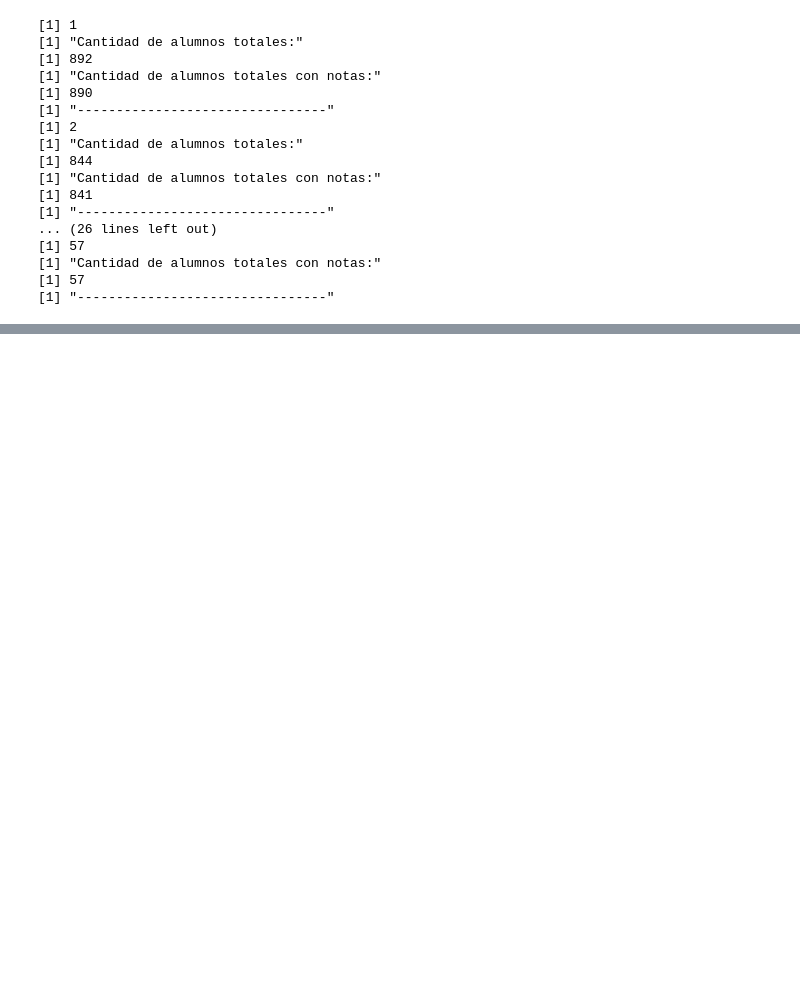
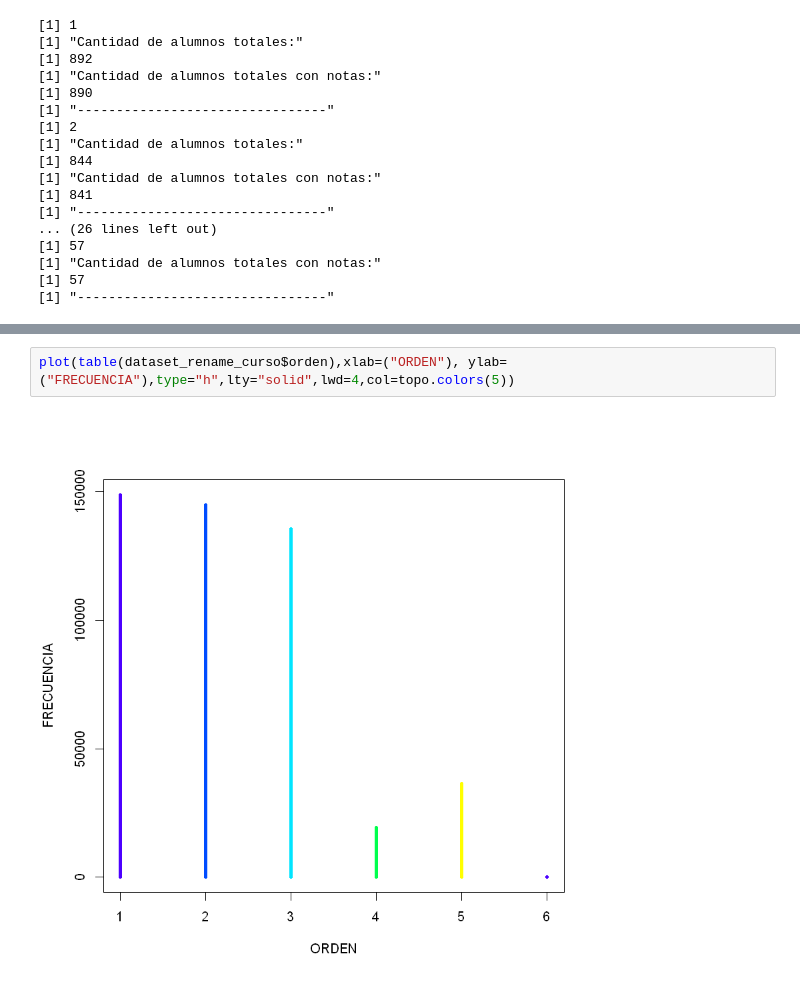
Before and after one commit to Nefertumm/EDM_2023, a Jupyter notebook: Dataset_escuelas/TP1.ipynb, the cells around one changed output, grey strips where cells are left out. Cells and saved outputs as stored; diff of their text form; blank space fills up the shorter version.

```diff
--- a/Dataset_escuelas/TP1.ipynb
+++ b/Dataset_escuelas/TP1.ipynb
@@ -439,0 +486,4 @@ for (i in 1:7)
+# %%
+plot(table(dataset_rename_curso$orden),xlab=("ORDEN"), ylab=("FRECUENCIA"),type="h",lty="solid",lwd=4,col=topo.colors(5))
+# %% [output]
+[figure, added]
```
Also changed, not shown: parts of 15 cells of this notebook, 3 other files.
